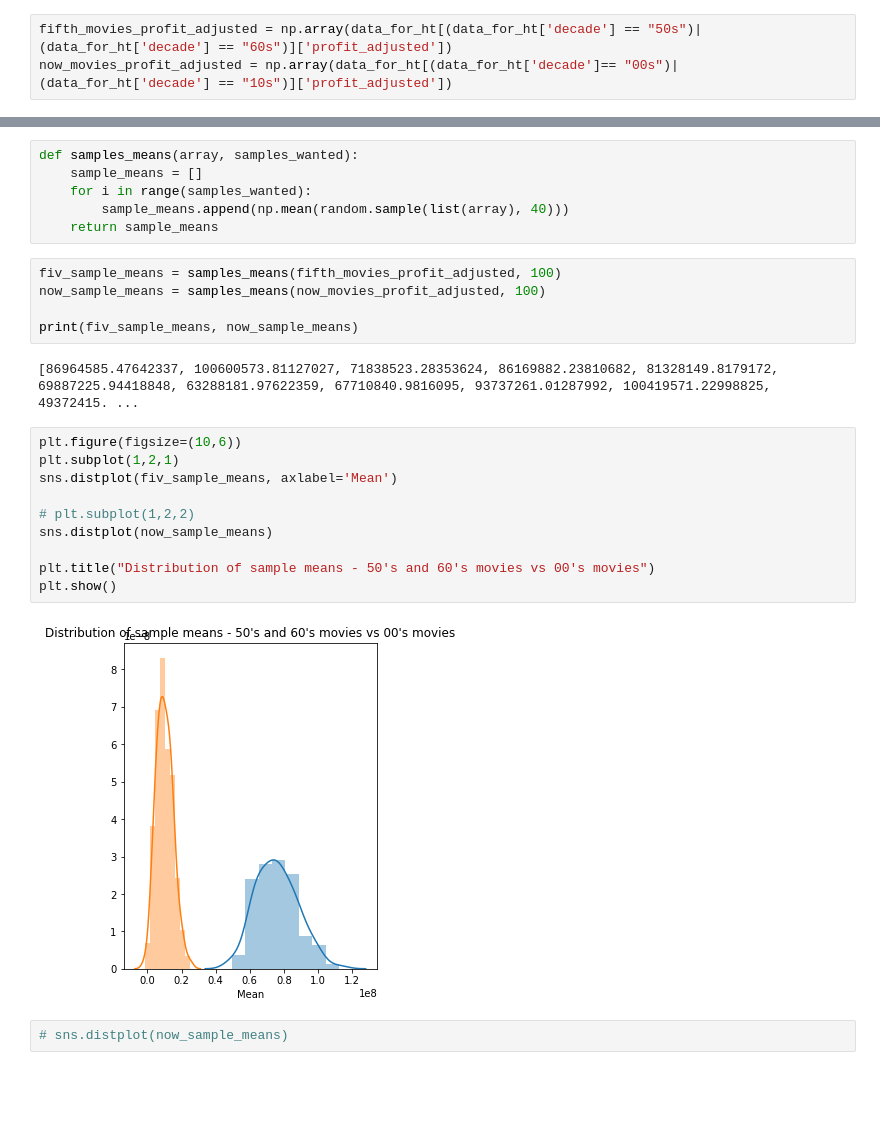
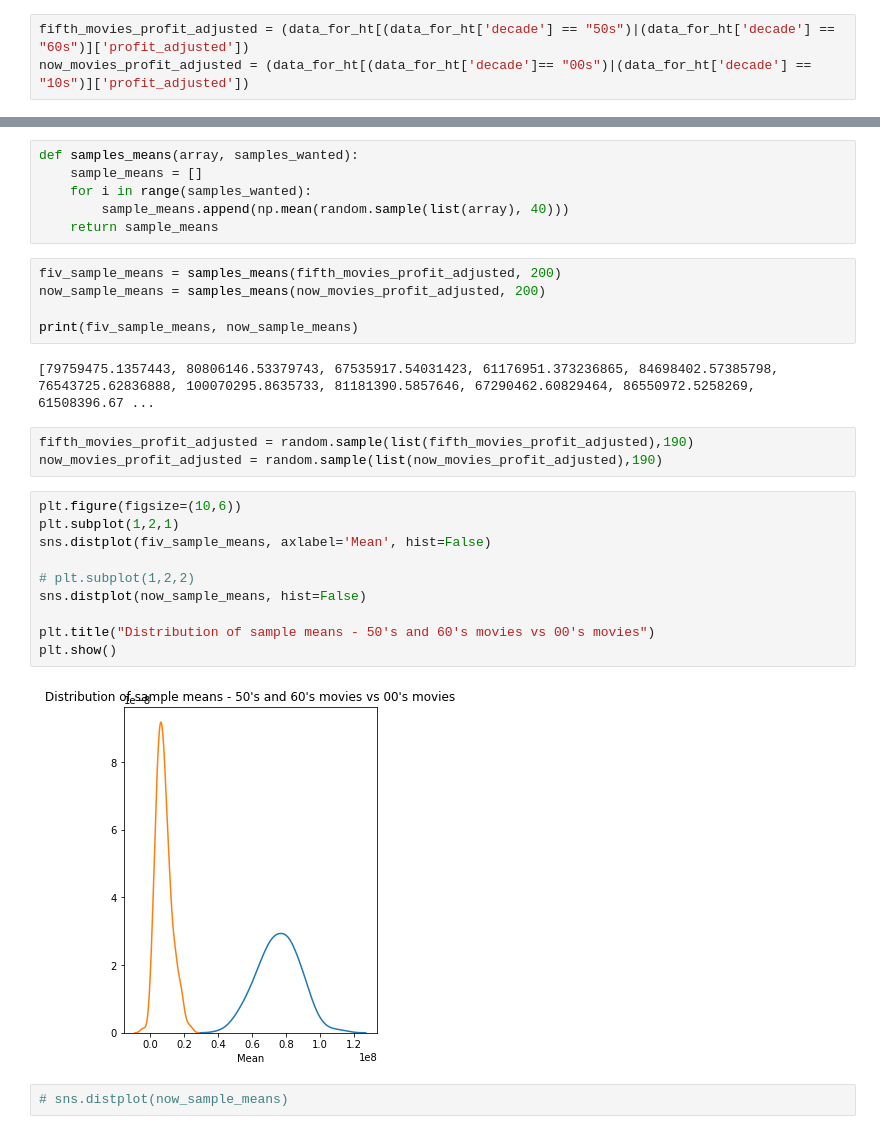
Before and after one commit to Abhiolar/IMDB, a Jupyter notebook: hypothesis-3-and-4 .ipynb, the cells around one changed output, grey strips where cells are left out. Drawn from its saved outputs; the diff is of its cells as text; blank space fills up the shorter version.

```diff
--- a/hypothesis-3-and-4 .ipynb
+++ b/hypothesis-3-and-4 .ipynb
@@ -18,8 +18,8 @@ sns.distplot(data_for_ht.profit_adjusted)
 <matplotlib.axes._subplots.AxesSubplot at 0x...>
 [figure]
 # %%
-fifth_movies_profit_adjusted = np.array(data_for_ht[(data_for_ht['decade'] == "50s")|(data_for_ht['decade'] == "60s")]['profit_adjusted'])
-now_movies_profit_adjusted = np.array(data_for_ht[(data_for_ht['decade']== "00s")|(data_for_ht['decade'] == "10s")]['profit_adjusted'])
+fifth_movies_profit_adjusted = (data_for_ht[(data_for_ht['decade'] == "50s")|(data_for_ht['decade'] == "60s")]['profit_adjusted'])
+now_movies_profit_adjusted = (data_for_ht[(data_for_ht['decade']== "00s")|(data_for_ht['decade'] == "10s")]['profit_adjusted'])
 # %%
 # romance_movies_profit_adjusted
 # %%
@@ -41,24 +41,27 @@ def samples_means(array, samples_wanted):
         sample_means.append(np.mean(random.sample(list(array), 40)))
     return sample_means
 # %%
-fiv_sample_means = samples_means(fifth_movies_profit_adjusted, 100)
-now_sample_means = samples_means(now_movies_profit_adjusted, 100)
+fiv_sample_means = samples_means(fifth_movies_profit_adjusted, 200)
+now_sample_means = samples_means(now_movies_profit_adjusted, 200)
 
 print(fiv_sample_means, now_sample_means)
 # %% [output]
-[86964585.47642337, 100600573.81127027, 71838523.28353624, 86169882.23810682, 81328149.8179172, 69887225.94418848, 63288181.97622359, 67710840.9816095, 93737261.01287992, 100419571.22998825, 49372415. ...
+[79759475.1357443, 80806146.53379743, 67535917.54031423, 61176951.373236865, 84698402.57385798, 76543725.62836888, 100070295.8635733, 81181390.5857646, 67290462.60829464, 86550972.5258269, 61508396.67 ...
+# %%
+fifth_movies_profit_adjusted = random.sample(list(fifth_movies_profit_adjusted),190)
+now_movies_profit_adjusted = random.sample(list(now_movies_profit_adjusted),190)
 # %%
 plt.figure(figsize=(10,6))
 plt.subplot(1,2,1)
-sns.distplot(fiv_sample_means, axlabel='Mean')
+sns.distplot(fiv_sample_means, axlabel='Mean', hist=False)
 
 # plt.subplot(1,2,2)
-sns.distplot(now_sample_means)
+sns.distplot(now_sample_means, hist=False)
 
 plt.title("Distribution of sample means - 50's and 60's movies vs 00's movies")
 plt.show()
 # %% [output]
-[figure, old version]
+[figure, new version]
 # %%
 # sns.distplot(now_sample_means)
 # %% [markdown]
```
Also changed, not shown: parts of 36 cells of this notebook, 1 other file.
